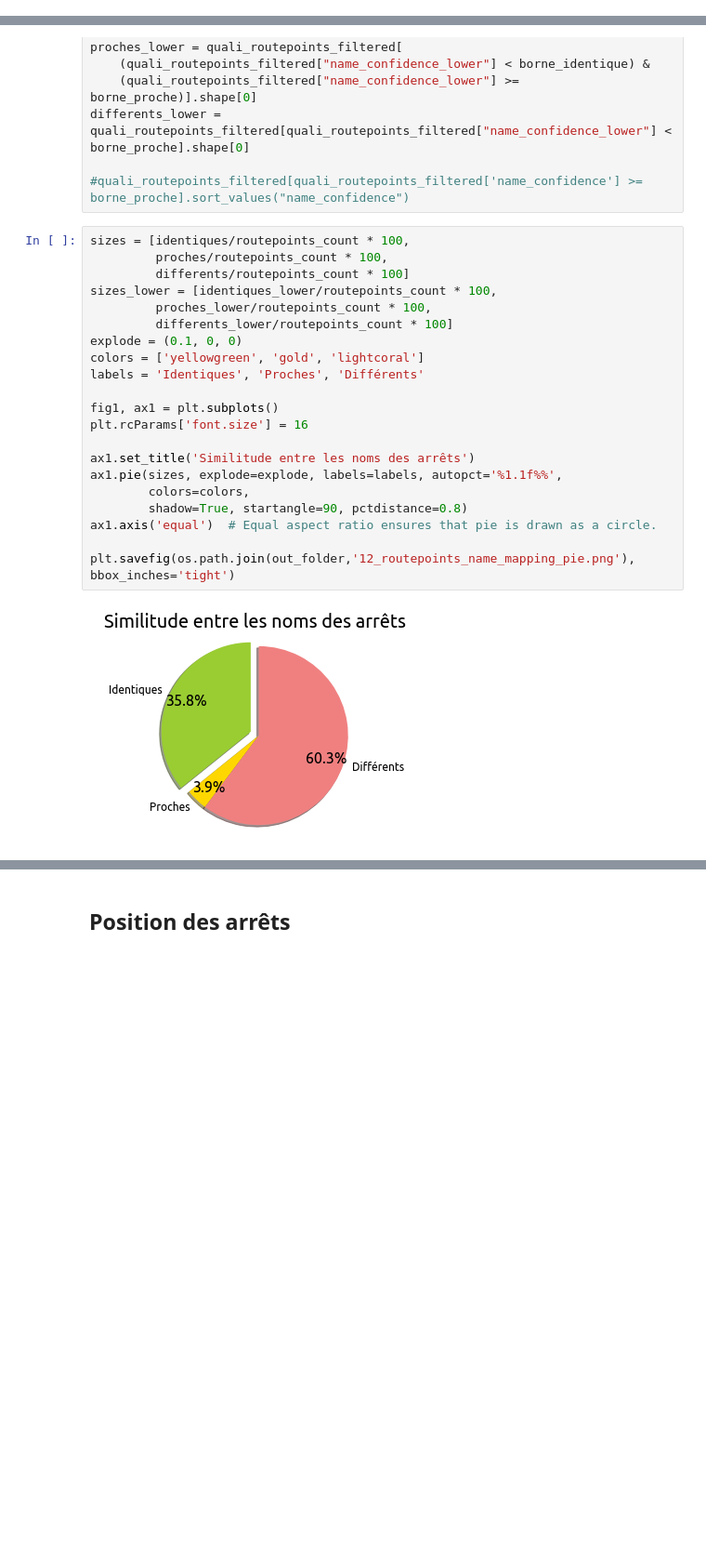
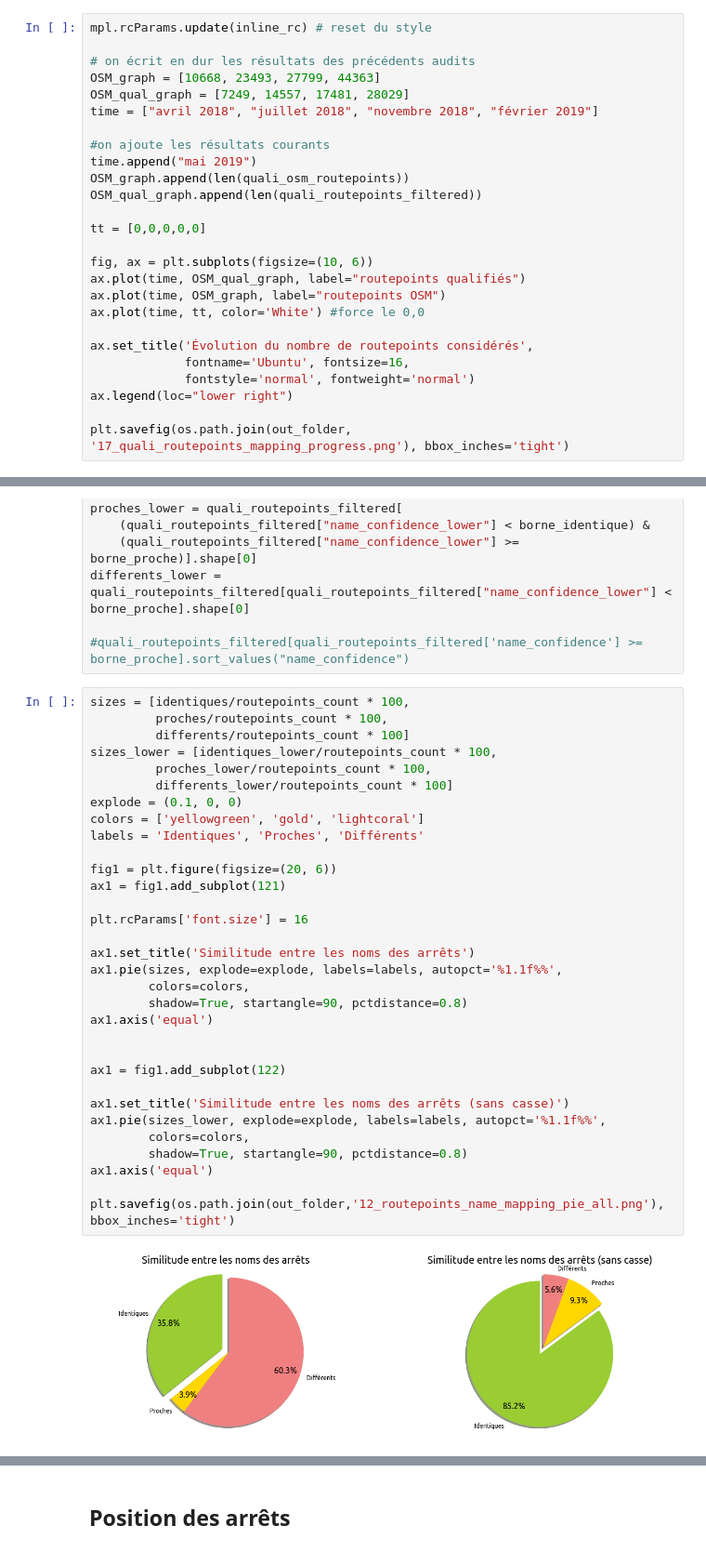
Before and after one commit to Jungle-Bus/ref-fr-STIF, a Jupyter notebook: audit_routepoints/idf_audit.ipynb, the cells around one changed output, grey strips where cells are left out. Shown at 93% size. Drawn from its saved outputs; the diff is of its cells as text; blank space fills up the shorter version.

```diff
--- a/audit_routepoints/idf_audit.ipynb
+++ b/audit_routepoints/idf_audit.ipynb
@@ -375,0 +443,26 @@ tt = len(quali_routepoints_filtered) * 100.0 / len(gtfs_routepoints)
+# %%
+mpl.rcParams.update(inline_rc) # reset du style
+
+# on écrit en dur les résultats des précédents audits
+OSM_graph = [10668, 23493, 27799, 44363]
+OSM_qual_graph = [7249, 14557, 17481, 28029]
+time = ["avril 2018", "juillet 2018", "novembre 2018", "février 2019"]
+
+#on ajoute les résultats courants
+time.append("mai 2019")
+OSM_graph.append(len(quali_osm_routepoints))
+OSM_qual_graph.append(len(quali_routepoints_filtered))
+
+tt = [0,0,0,0,0]
+
+fig, ax = plt.subplots(figsize=(10, 6))
+ax.plot(time, OSM_qual_graph, label="routepoints qualifiés")
+ax.plot(time, OSM_graph, label="routepoints OSM")
+ax.plot(time, tt, color='White') #force le 0,0
+
+ax.set_title('Évolution du nombre de routepoints considérés',
+             fontname='Ubuntu', fontsize=16,
+             fontstyle='normal', fontweight='normal')
+ax.legend(loc="lower right")
+
+plt.savefig(os.path.join(out_folder, '17_quali_routepoints_mapping_progress.png'), bbox_inches='tight')
@@ -443,23 +538,34 @@ differents_lower = quali_routepoints_filtered[quali_routepoints_filtered["name_c
 # %%
 sizes = [identiques/routepoints_count * 100,
          proches/routepoints_count * 100,
          differents/routepoints_count * 100]
 sizes_lower = [identiques_lower/routepoints_count * 100,
          proches_lower/routepoints_count * 100,
          differents_lower/routepoints_count * 100]
 explode = (0.1, 0, 0)
 colors = ['yellowgreen', 'gold', 'lightcoral']
 labels = 'Identiques', 'Proches', 'Différents'
 
-fig1, ax1 = plt.subplots()
+fig1 = plt.figure(figsize=(20, 6))
+ax1 = fig1.add_subplot(121)
+
 plt.rcParams['font.size'] = 16
 
 ax1.set_title('Similitude entre les noms des arrêts')
 ax1.pie(sizes, explode=explode, labels=labels, autopct='%1.1f%%',
         colors=colors,
         shadow=True, startangle=90, pctdistance=0.8)
-ax1.axis('equal')  # Equal aspect ratio ensures that pie is drawn as a circle.
+ax1.axis('equal')
 
-plt.savefig(os.path.join(out_folder,'12_routepoints_name_mapping_pie.png'), bbox_inches='tight')
+
+ax1 = fig1.add_subplot(122)
+
+ax1.set_title('Similitude entre les noms des arrêts (sans casse)')
+ax1.pie(sizes_lower, explode=explode, labels=labels, autopct='%1.1f%%',
+        colors=colors,
+        shadow=True, startangle=90, pctdistance=0.8)
+ax1.axis('equal')
+
+plt.savefig(os.path.join(out_folder,'12_routepoints_name_mapping_pie_all.png'), bbox_inches='tight')
 # %% [output]
-[figure, old version]
+[figure, new version]
```
Also changed, not shown: parts of 12 cells of this notebook, 9 other files.
